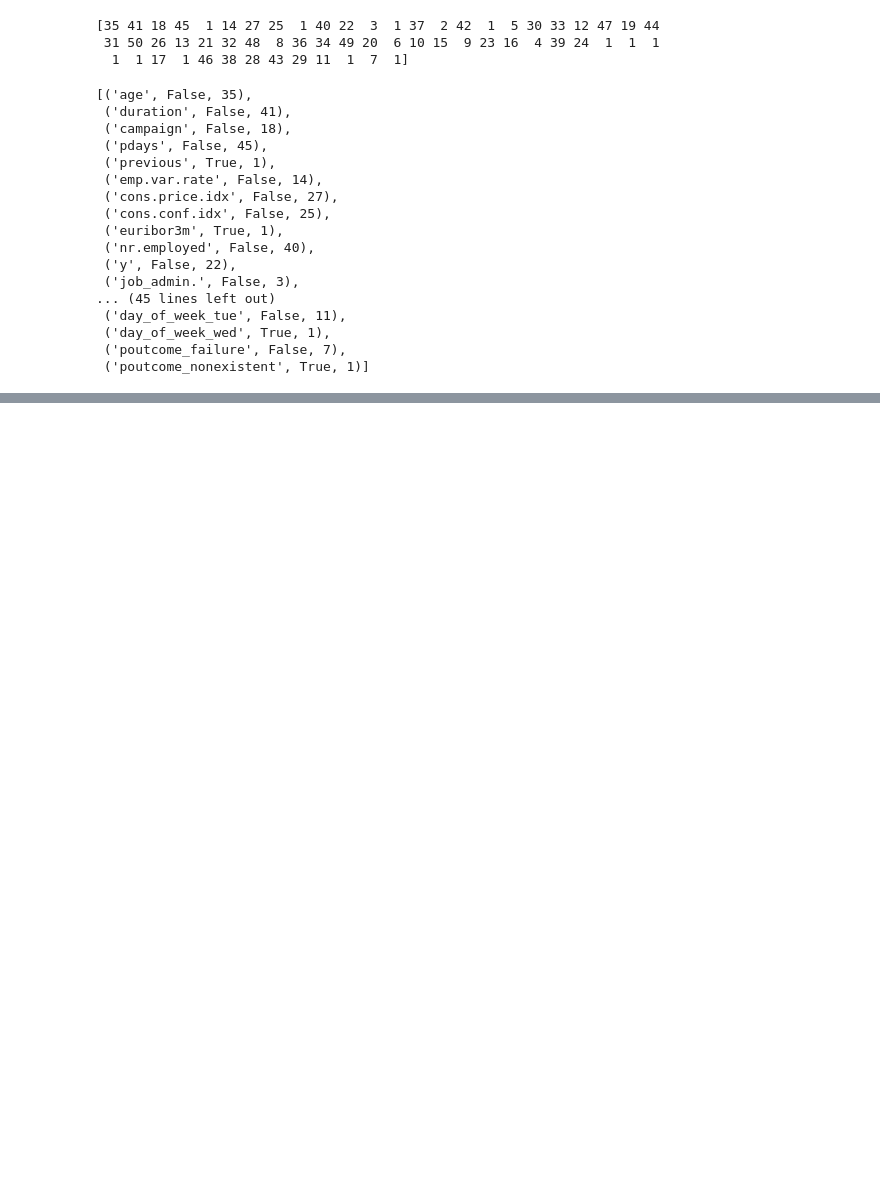
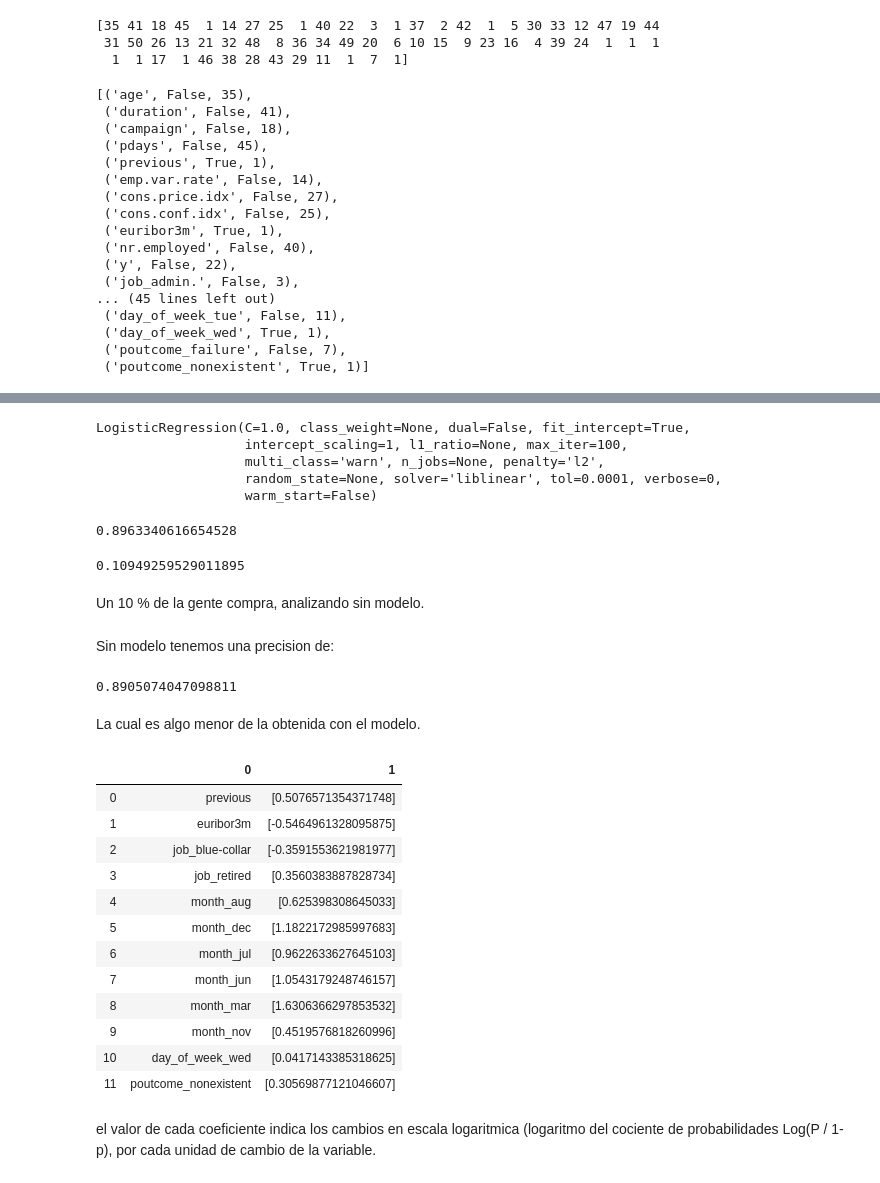
Before and after one commit to Byhako/cursoUdemyAI, a Jupyter notebook: notebooks/12-Implementacion_logistica.ipynb, the cells around one changed output, grey strips where cells are left out. Cells and saved outputs as stored; diff of their text form; code cells hidden in the pictures; blank space fills up the shorter version.

```diff
--- a/notebooks/12-Implementacion_logistica.ipynb
+++ b/notebooks/12-Implementacion_logistica.ipynb
@@ -226,0 +269,46 @@ y = bank_data['y']
+# %%
+logit_model = linear_model.LogisticRegression(solver='liblinear')
+logit_model.fit(x, y)
+# %% [output]
+LogisticRegression(C=1.0, class_weight=None, dual=False, fit_intercept=True,
+                   intercept_scaling=1, l1_ratio=None, max_iter=100,
+                   multi_class='warn', n_jobs=None, penalty='l2',
+                   random_state=None, solver='liblinear', tol=0.0001, verbose=0,
+                   warm_start=False)
+# %%
+logit_model.score(x, y)
+# %% [output]
+0.8963340616654528
+# %%
+# Cuanta gente compra y no compra
+y.mean()
+# %% [output]
+0.10949259529011895
+# %% [markdown]
+Un 10 % de la gente compra, analizando sin modelo.
+# %% [markdown]
+Sin modelo tenemos una precision de:
+# %%
+1-y.mean()
+# %% [output]
+0.8905074047098811
+# %% [markdown]
+La cual es algo menor de la obtenida con el modelo.
+# %%
+pd.DataFrame(list(zip(x.columns, np.transpose(logit_model.coef_))))
+# %% [output]
+|  | 0 | 1 |
+| 0 | previous | [0.5076571354371748] |
+| 1 | euribor3m | [-0.5464961328095875] |
+| 2 | job_blue-collar | [-0.3591553621981977] |
+| 3 | job_retired | [0.3560383887828734] |
+| 4 | month_aug | [0.625398308645033] |
+| 5 | month_dec | [1.1822172985997683] |
+| 6 | month_jul | [0.9622633627645103] |
+| 7 | month_jun | [1.0543179248746157] |
+| 8 | month_mar | [1.6306366297853532] |
+| 9 | month_nov | [0.4519576818260996] |
+| 10 | day_of_week_wed | [0.0417143385318625] |
+| 11 | poutcome_nonexistent | [0.30569877121046607] |
+# %% [markdown]
+el valor de cada coeficiente indica los cambios en escala logaritmica (logaritmo del cociente de probabilidades Log(P / 1-p), por cada unidad de cambio de la variable.
```
Also changed, not shown: parts of 8 cells of this notebook.
